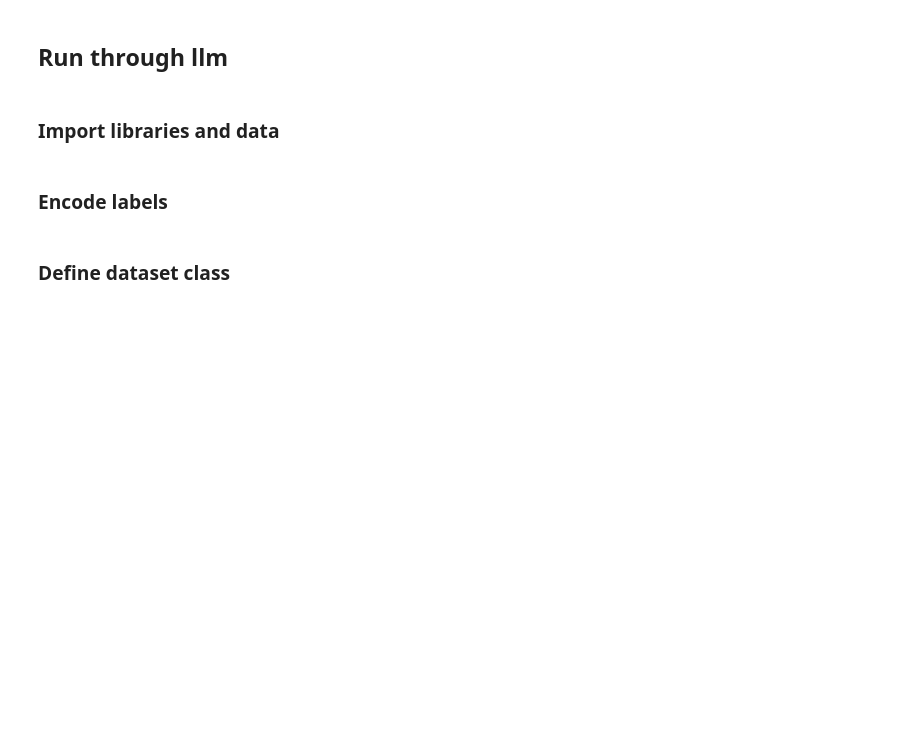
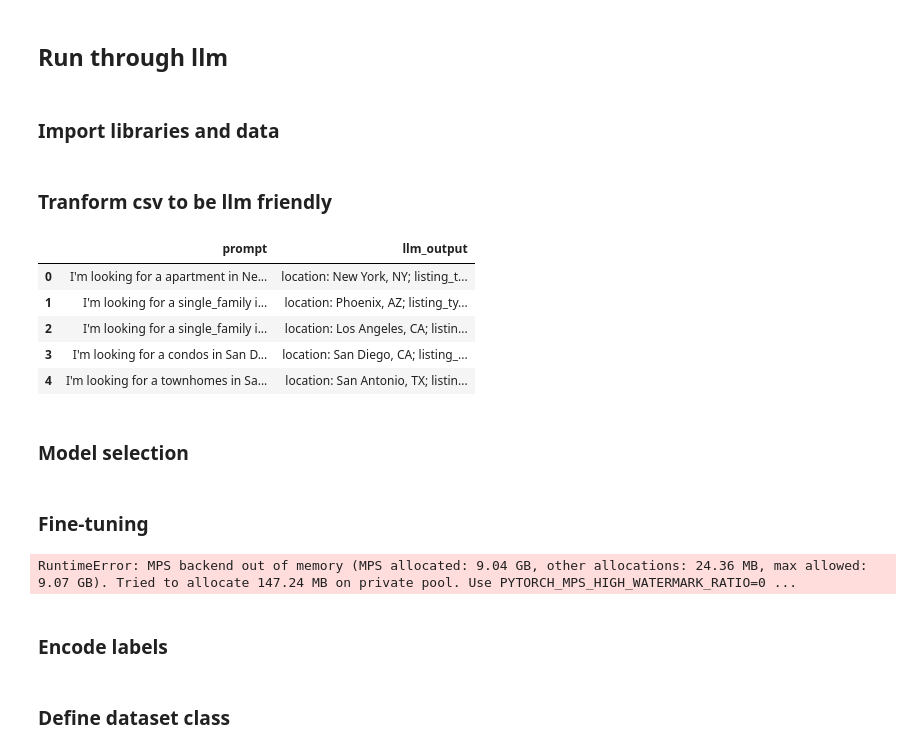
Before and after one commit to bridgetleonard2/ChatZillow, a Jupyter notebook: test.ipynb, the cells around one changed output. Saved outputs shown, nothing was run; the diff lists cells and outputs as text; code cells hidden in the pictures; blank space fills up the shorter version.

Commit message:
try GPT2 finetune

```diff
--- a/test.ipynb
+++ b/test.ipynb
@@ -161,3 +161,16 @@ import torch.nn as nn
 
 # Load your dataset
 train_data = pd.read_csv('training_data_real_estate.csv')
+# %% [markdown]
+### Tranform csv to be llm friendly
+# %%
+train_data['llm_output'] = train_data.apply(lambda row: '; '.join([f"{col}: {row[col]}" for col in train_data.columns[1:]]), axis=1)
+# %%
+train_data[['prompt', 'llm_output']].head()
+# %% [output]
+|  | prompt | llm_output |
+| 0 | I'm looking for a apartment in Ne... | location: New York, NY; listing_t... |
+| 1 | I'm looking for a single_family i... | location: Phoenix, AZ; listing_ty... |
+| 2 | I'm looking for a single_family i... | location: Los Angeles, CA; listin... |
+| 3 | I'm looking for a condos in San D... | location: San Diego, CA; listing_... |
+| 4 | I'm looking for a townhomes in Sa... | location: San Antonio, TX; listin... |
@@ -163,0 +196,2 @@ train_data = pd.read_csv('training_data_real_estate.csv')
+# %% [markdown]
+### Model selection
@@ -164,3 +203,49 @@ train_data = pd.read_csv('training_data_real_estate.csv')
+# %% [markdown]
+### Fine-tuning
+# %%
+from transformers import TextDataset, DataCollatorForLanguageModeling, Trainer, TrainingArguments
+
+# Create a dataset and a data collator
+train_dataset = TextDataset(
+  tokenizer=tokenizer,
+  file_path="train_data.txt",  # this should be a text file with each line being one example
+  block_size=128)
+
+eval_dataset = TextDataset(
+    tokenizer=tokenizer,
+    file_path="eval_data.txt",  # this should be a text file with each line being one example
+    block_size=128
+)
+
+data_collator = DataCollatorForLanguageModeling(
+  tokenizer=tokenizer, mlm=False)
+
+# Define training arguments
+training_args = TrainingArguments(
+    output_dir="./gpt2-finetuned",
+    overwrite_output_dir=True,
+    num_train_epochs=5,
+    per_device_train_batch_size=2,
+    save_steps=10_000,
+    save_total_limit=2,
+    evaluation_strategy="epoch",  # Evaluate at the end of each epoch
+    logging_dir="./logs",  # Logs directory
+    logging_steps=50,  # Log every 50 steps
+)
+
+# Create a Trainer
+trainer = Trainer(
+    model=model,
+    args=training_args,
+    data_collator=data_collator,
+    train_dataset=train_dataset,
+    eval_dataset=eval_dataset,  # Add the evaluation dataset here
+)
+
+# Start training
+trainer.train()
+# %% [output]
+RuntimeError: MPS backend out of memory (MPS allocated: 9.04 GB, other allocations: 24.36 MB, max allowed: 9.07 GB). Tried to allocate 147.24 MB on private pool. Use PYTORCH_MPS_HIGH_WATERMARK_RATIO=0 ...
 # %% [markdown]
 ### Encode labels
 # %%
```
Also changed, not shown: parts of 2 cells of this notebook, 4 other files.
